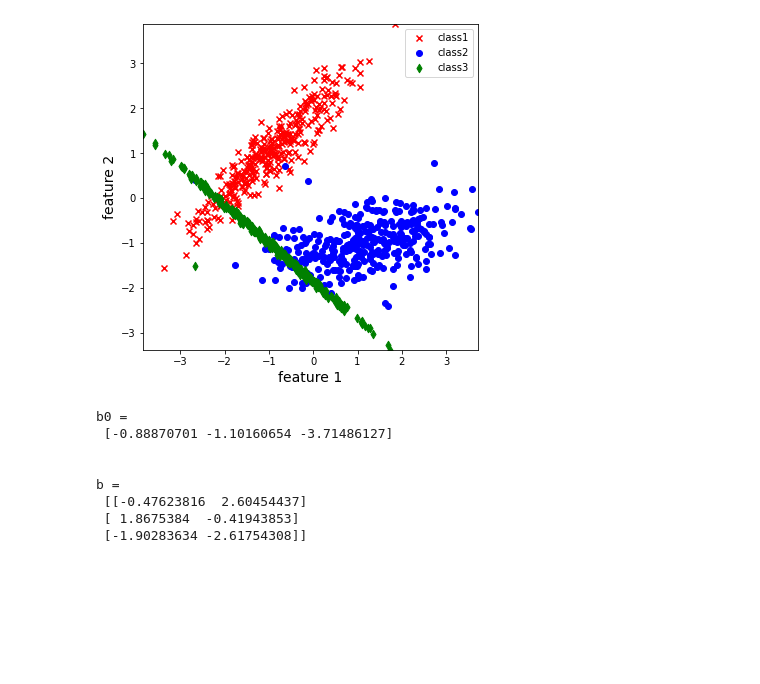
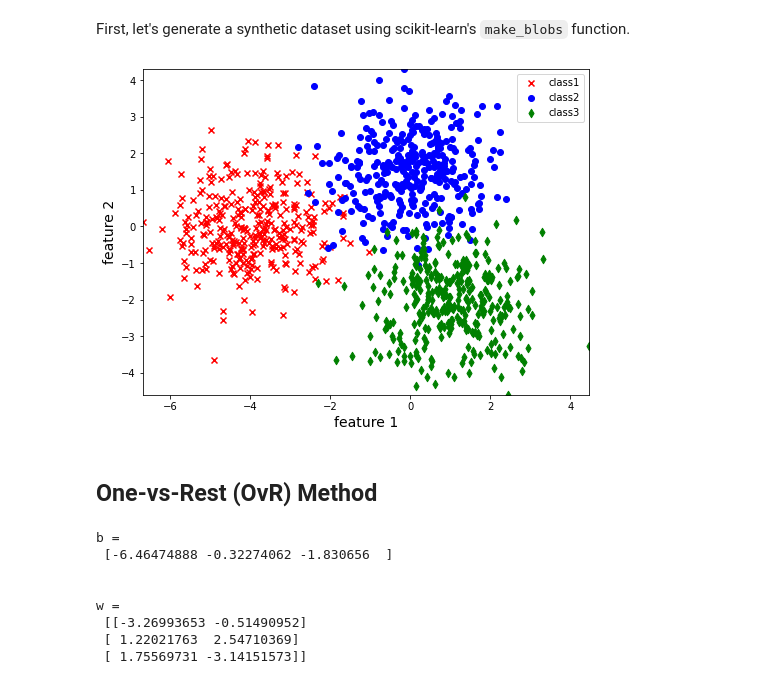
Before and after one commit to Rahdar82/Machine_Learning_2022, a Jupyter notebook: 09_Logistic_Regression_Multiclass.ipynb, the cells around one changed output. Saved outputs shown, nothing was run; the diff lists cells and outputs as text; code cells hidden in the pictures; blank space fills up the shorter version.

```diff
--- a/09_Logistic_Regression_Multiclass.ipynb
+++ b/09_Logistic_Regression_Multiclass.ipynb
@@ -31,26 +29,24 @@ First, let's generate a synthetic dataset using scikit-learn's `make_classificat
+# %% [markdown]
+First, let's generate a synthetic dataset using scikit-learn's `make_blobs` function.
 # %%
 # define dataset
-X, y = make_classification(n_samples=1000, n_features=2, n_informative=2,
-                           n_redundant=0, n_classes=3, n_clusters_per_class=1)
+X, y = make_blobs(n_samples=1000, centers=[[-4, 0], [0, 1.5], [1, -2]])
-# %%
-class1 = y == 0
-class2 = y == 1
-class3 = y == 2
-
-plt.figure(figsize=(6,6))
-
-plt.scatter(X[class1, 0], X[class1, 1], color='r', marker='x', label='class1')
-plt.scatter(X[class2, 0], X[class2, 1], color='b', marker='o', label='class2')
-plt.scatter(X[class3, 0], X[class3, 1], color='g', marker='d', label='class3')
-
-plt.xlabel('feature 1', size=14)
-plt.ylabel('feature 2', size=14)
-plt.legend()
-
-plt.xlim((np.min(X[:,0]),np.max(X[:,0])))
-plt.ylim((np.min(X[:,1]),np.max(X[:,1])))
-
-
-plt.show()
-# %% [output]
-[figure, removed]
+# %%
+# define a function for visualizing data points
+# with the option to draw decision boundaries
+
+def plotData(X, y):
+    class1 = y == 0
+    class2 = y == 1
+    class3 = y == 2
+
+    plt.scatter(X[class1, 0], X[class1, 1], color='r', marker='x', label='class1')
+    plt.scatter(X[class2, 0], X[class2, 1], color='b', marker='o', label='class2')
+    plt.scatter(X[class3, 0], X[class3, 1], color='g', marker='d', label='class3')
+
+    plt.xlabel('feature 1', size=14)
+    plt.ylabel('feature 2', size=14)
+    plt.legend()
+
+    plt.xlim((np.min(X[:,0]),np.max(X[:,0])))
+    plt.ylim((np.min(X[:,1]),np.max(X[:,1])))
@@ -56,0 +77,5 @@ plt.show()
+# %%
+plt.figure(figsize=(8,6))
+plotData(X, y)
+# %% [output]
+[figure, added]
@@ -57,21 +84,21 @@ plt.show()
+# %% [markdown]
+## One-vs-Rest (OvR) Method
 # %%
-X_train, X_test, y_train, y_test = train_test_split(X, y, test_size=0.25)
-
-model = LogisticRegression(multi_class='ovr') # define model
+model = LogisticRegression(multi_class='ovr', solver="sag", max_iter=100, random_state=42) # define model
 
 model.fit(X_train, y_train) # fit model
 
-b0 = model.intercept_
-b = model.coef_
+b = model.intercept_
+w = model.coef_
 
-print('b0 =\n', b0, '\n\n')
-print('b =\n', b)
+print('b =\n', b, '\n\n')
+print('w =\n', w)
 # %% [output]
-b0 =
- [-0.88870701 -1.10160654 -3.71486127]
+b =
+ [-6.46474888 -0.32274062 -1.830656  ]
 
 
-b =
- [[-0.47623816  2.60454437]
- [ 1.8675384  -0.41943853]
- [-1.90283634 -2.61754308]]
+w =
+ [[-3.26993653 -0.51490952]
+ [ 1.22021763  2.54710369]
+ [ 1.75569731 -3.14151573]]
```
Also changed, not shown: parts of 17 cells of this notebook.
